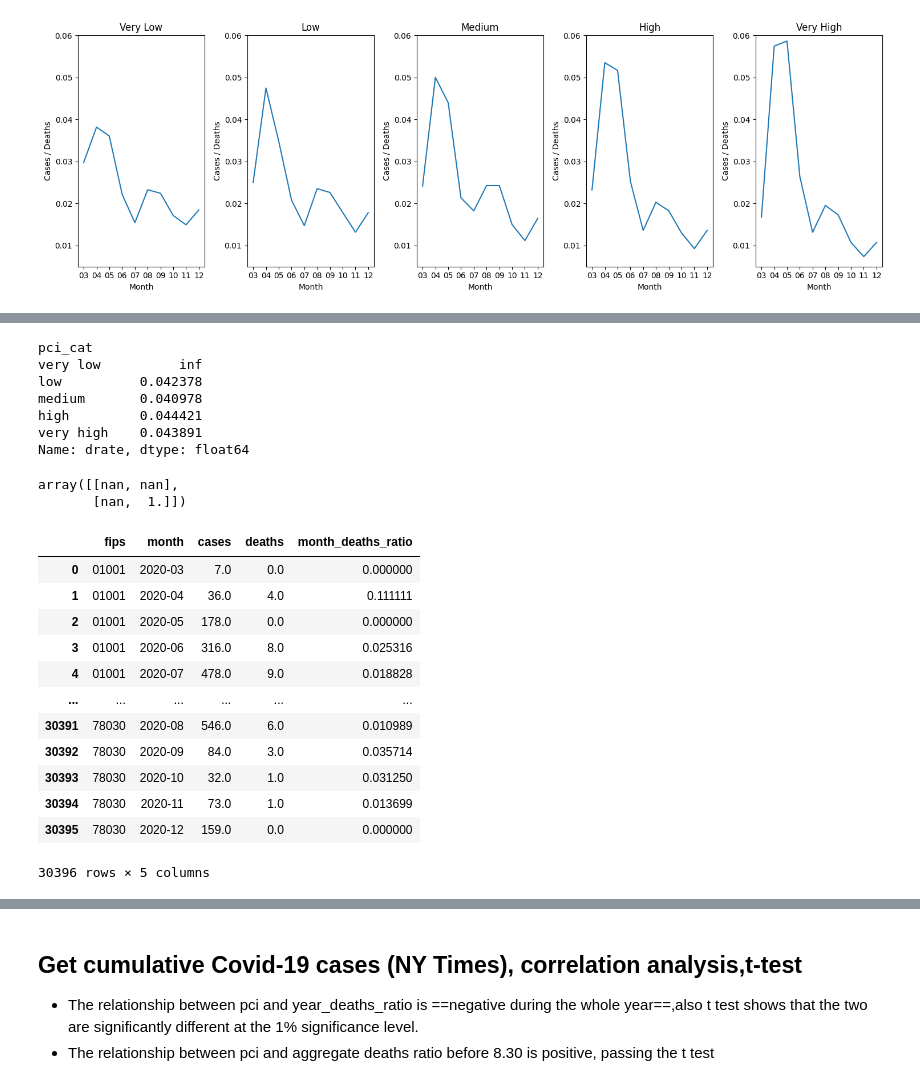
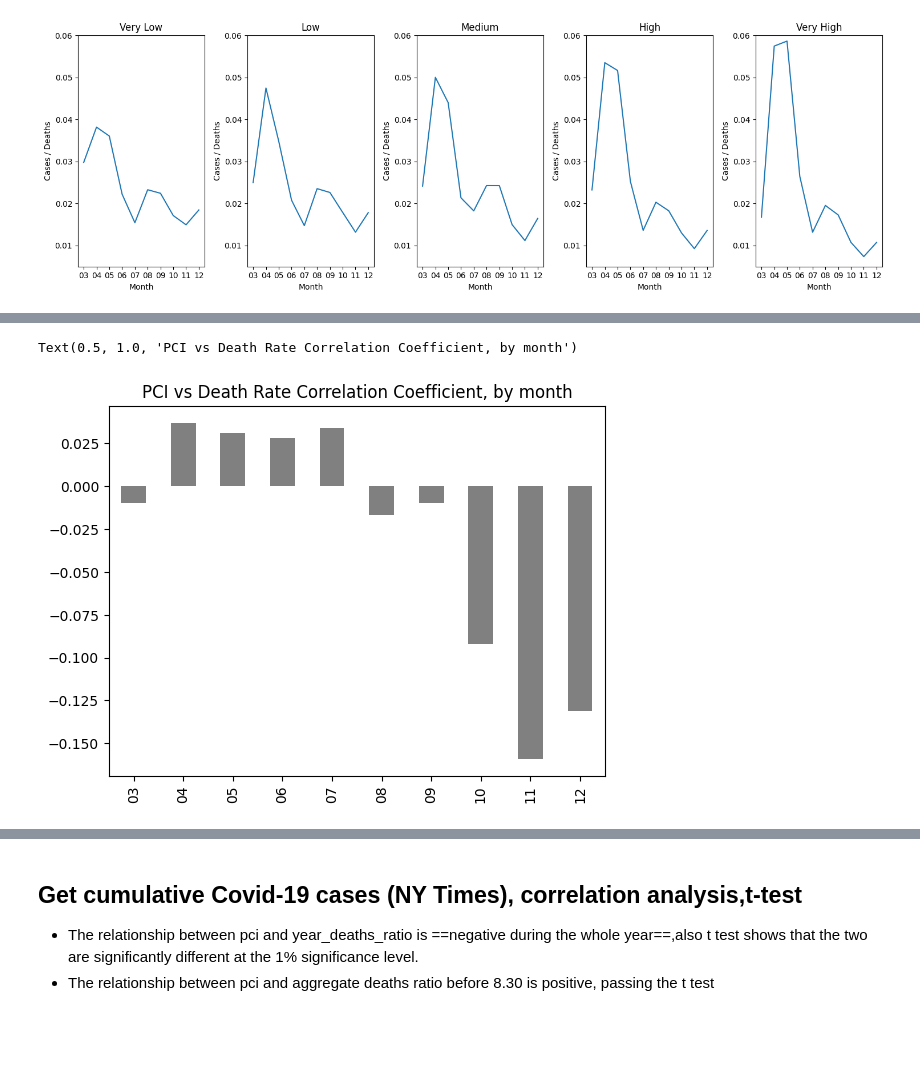
Before and after one commit to ilyankou/wuhan-geoinformatics, a Jupyter notebook: Project.ipynb, the cells around one changed output, grey strips where cells are left out. Saved outputs shown, nothing was run; the diff lists cells and outputs as text; code cells hidden in the pictures; blank space fills up the shorter version.

Commit message:
Before merge

```diff
--- a/Project.ipynb
+++ b/Project.ipynb
@@ -504,14 +504,28 @@ plotdeathratio_bygroup(combined)
 # %%
-annual = (
-    covid20
-    .query('month == "2020-04"')
-    .groupby('fips')
-    [['cases', 'deaths']]
-    .sum()
-    .assign(
-        drate=lambda x: (x.deaths / x.cases).fillna(0)
+months = []
+corrs = []
+
+for i in range(3, 13):
+
+    m = f'2020-{0 if i < 10 else ""}{i}'
+    months.append(m[-2:])
+
+    monthly = (
+        covid20
+        .query(f'month == "{m}"')
+        .groupby('fips')
+        [['cases', 'deaths']]
+        .sum()
+        .assign(drate=lambda x: (x.deaths / x.cases).fillna(0))
+        .reset_index()
+        .merge(pci, how='left', on='fips')
+        .replace([np.inf, -np.inf], np.nan)
+        .dropna()
     )
-    .reset_index()
-    .merge(pci, how='left', on='fips')
-    .dropna(subset=['pci_cat'])
-)
+
+    corr = round(monthly.drate.corr(monthly.pci), 3)
+    corrs.append(corr)
+
+    print('Month: ', m)
+    print('Corr: ', corr)
+    print('***')
@@ -518,31 +550,6 @@ annual = (
-# %%
-annual.groupby('pci_cat').drate.mean()
-# %% [output]
-pci_cat
-very low          inf
-low          0.042378
-medium       0.040978
-high         0.044421
-very high    0.043891
-Name: drate, dtype: float64
 # %%
-np.corrcoef(annual.drate, annual.pci)
+fig = pd.Series(index=months, data=corrs).plot.bar(color='gray')
+fig.set_title('PCI vs Death Rate Correlation Coefficient, by month')
 # %% [output]
-array([[nan, nan],
-       [nan,  1.]])
+Text(0.5, 1.0, 'PCI vs Death Rate Correlation Coefficient, by month')
+[figure, added]
-# %%
-covid20
-# %% [output]
-|  | fips | month | cases | deaths | month_deaths_ratio |
-| 0 | 01001 | 2020-03 | 7.0 | 0.0 | 0.000000 |
-| 1 | 01001 | 2020-04 | 36.0 | 4.0 | 0.111111 |
-| 2 | 01001 | 2020-05 | 178.0 | 0.0 | 0.000000 |
-| 3 | 01001 | 2020-06 | 316.0 | 8.0 | 0.025316 |
-| 4 | 01001 | 2020-07 | 478.0 | 9.0 | 0.018828 |
-| ... | ... | ... | ... | ... | ... |
-| 30391 | 78030 | 2020-08 | 546.0 | 6.0 | 0.010989 |
-| 30392 | 78030 | 2020-09 | 84.0 | 3.0 | 0.035714 |
-| 30393 | 78030 | 2020-10 | 32.0 | 1.0 | 0.031250 |
-| 30394 | 78030 | 2020-11 | 73.0 | 1.0 | 0.013699 |
-| 30395 | 78030 | 2020-12 | 159.0 | 0.0 | 0.000000 |
-30396 rows × 5 columns
```
Also changed, not shown: parts of 16 cells of this notebook.
